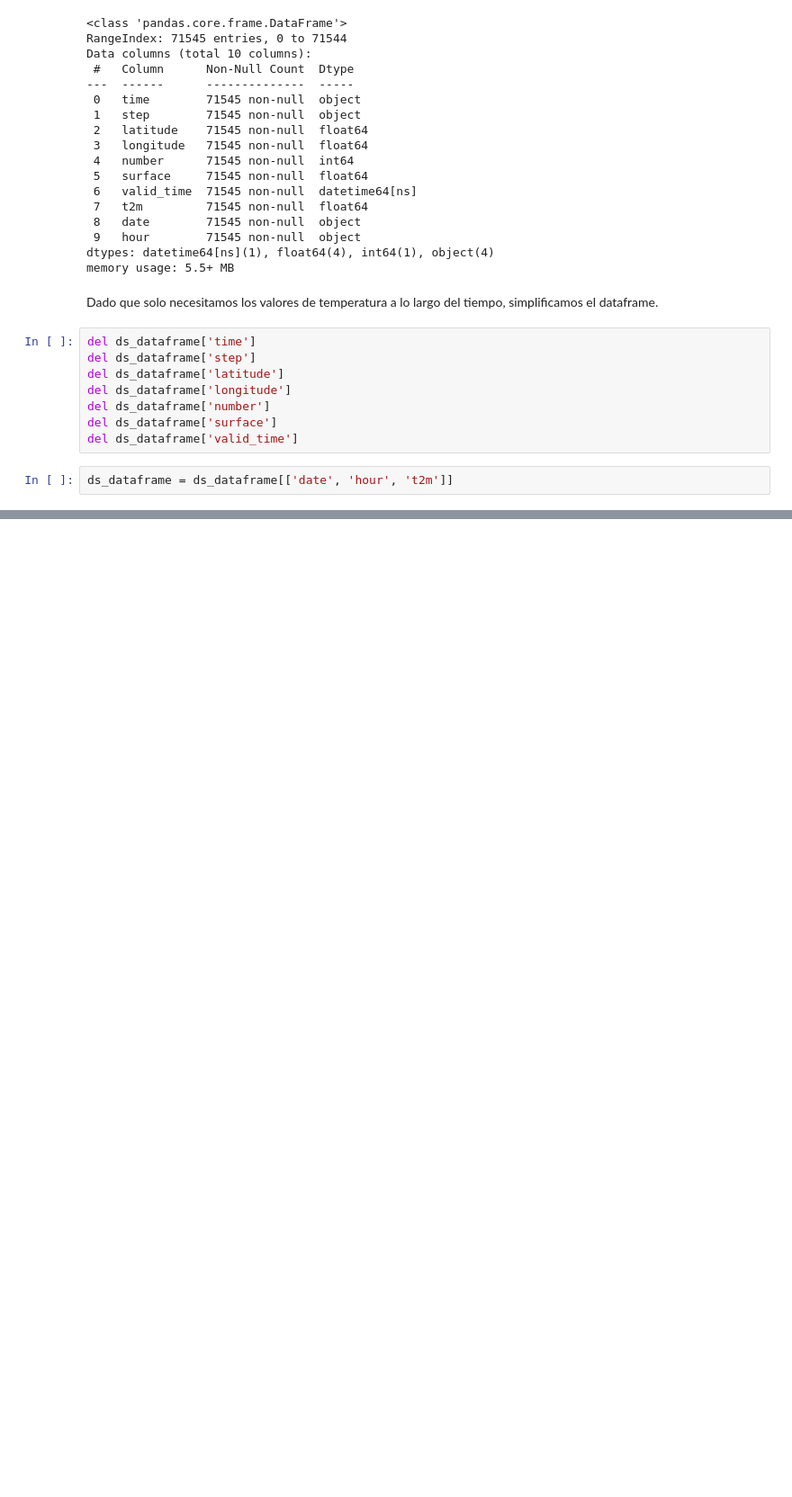
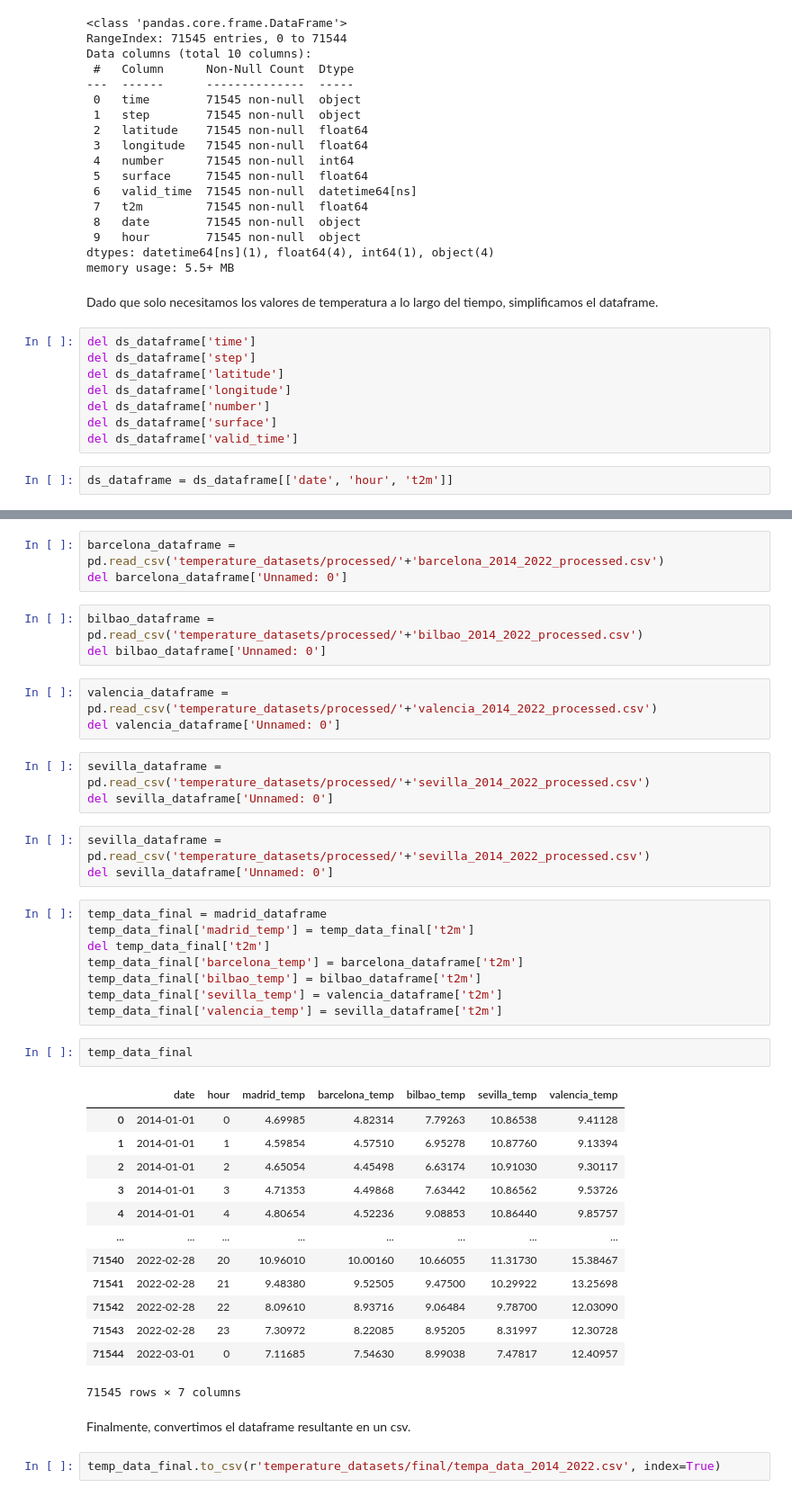
Before and after one commit to BernardoJoseLlamasVerna/tfm_data_science, a Jupyter notebook: version_0/Electric_Demand_Refactor/data/temperature_data/temperature_data_extraction.ipynb, the cells around one changed output, grey strips where cells are left out. Shown at 90% size. Saved outputs shown, nothing was run; the diff lists cells and outputs as text; blank space fills up the shorter version.

```diff
--- a/version_0/Electric_Demand_Refactor/data/temperature_data/temperature_data_extraction.ipynb
+++ b/version_0/Electric_Demand_Refactor/data/temperature_data/temperature_data_extraction.ipynb
@@ -228,0 +413,43 @@ ds_dataframe
+# %%
+barcelona_dataframe = pd.read_csv('temperature_datasets/processed/'+'barcelona_2014_2022_processed.csv')
+del barcelona_dataframe['Unnamed: 0']
+# %%
+bilbao_dataframe = pd.read_csv('temperature_datasets/processed/'+'bilbao_2014_2022_processed.csv')
+del bilbao_dataframe['Unnamed: 0']
+# %%
+valencia_dataframe = pd.read_csv('temperature_datasets/processed/'+'valencia_2014_2022_processed.csv')
+del valencia_dataframe['Unnamed: 0']
+# %%
+sevilla_dataframe = pd.read_csv('temperature_datasets/processed/'+'sevilla_2014_2022_processed.csv')
+del sevilla_dataframe['Unnamed: 0']
+# %%
+sevilla_dataframe = pd.read_csv('temperature_datasets/processed/'+'sevilla_2014_2022_processed.csv')
+del sevilla_dataframe['Unnamed: 0']
+# %%
+temp_data_final = madrid_dataframe
+temp_data_final['madrid_temp'] = temp_data_final['t2m']
+del temp_data_final['t2m']
+temp_data_final['barcelona_temp'] = barcelona_dataframe['t2m']
+temp_data_final['bilbao_temp'] = bilbao_dataframe['t2m']
+temp_data_final['sevilla_temp'] = valencia_dataframe['t2m']
+temp_data_final['valencia_temp'] = sevilla_dataframe['t2m']
+# %%
+temp_data_final
+# %% [output]
+|  | date | hour | madrid_temp | barcelona_temp | bilbao_temp | sevilla_temp | valencia_temp |
+| 0 | 2014-01-01 | 0 | 4.69985 | 4.82314 | 7.79263 | 10.86538 | 9.41128 |
+| 1 | 2014-01-01 | 1 | 4.59854 | 4.57510 | 6.95278 | 10.87760 | 9.13394 |
+| 2 | 2014-01-01 | 2 | 4.65054 | 4.45498 | 6.63174 | 10.91030 | 9.30117 |
+| 3 | 2014-01-01 | 3 | 4.71353 | 4.49868 | 7.63442 | 10.86562 | 9.53726 |
+| 4 | 2014-01-01 | 4 | 4.80654 | 4.52236 | 9.08853 | 10.86440 | 9.85757 |
+| ... | ... | ... | ... | ... | ... | ... | ... |
+| 71540 | 2022-02-28 | 20 | 10.96010 | 10.00160 | 10.66055 | 11.31730 | 15.38467 |
+| 71541 | 2022-02-28 | 21 | 9.48380 | 9.52505 | 9.47500 | 10.29922 | 13.25698 |
+| 71542 | 2022-02-28 | 22 | 8.09610 | 8.93716 | 9.06484 | 9.78700 | 12.03090 |
+| 71543 | 2022-02-28 | 23 | 7.30972 | 8.22085 | 8.95205 | 8.31997 | 12.30728 |
+| 71544 | 2022-03-01 | 0 | 7.11685 | 7.54630 | 8.99038 | 7.47817 | 12.40957 |
+71545 rows × 7 columns
+# %% [markdown]
+Finalmente, convertimos el dataframe resultante en un csv.
+# %%
+temp_data_final.to_csv(r'temperature_datasets/final/tempa_data_2014_2022.csv', index=True)
```
Also changed, not shown: parts of 24 cells of this notebook, 24 other files.
